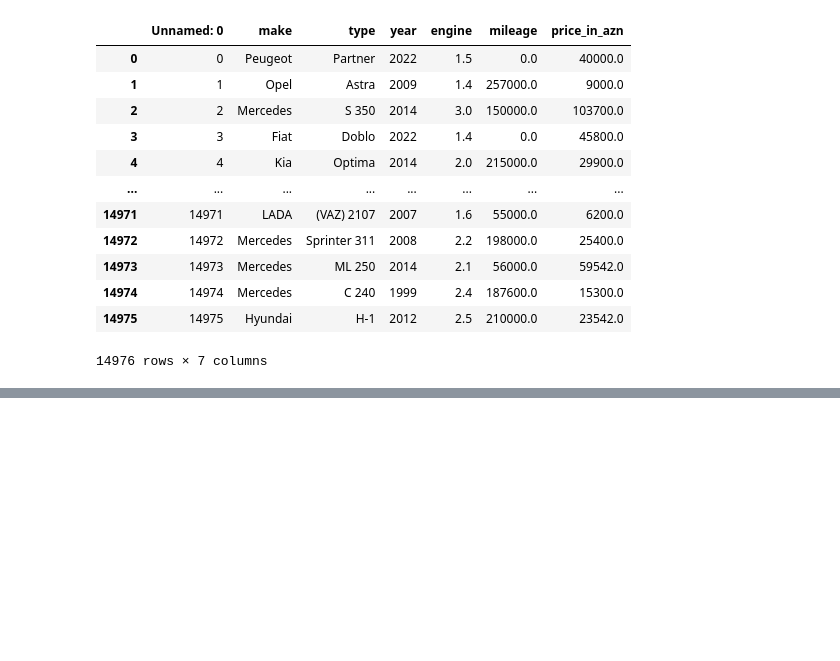
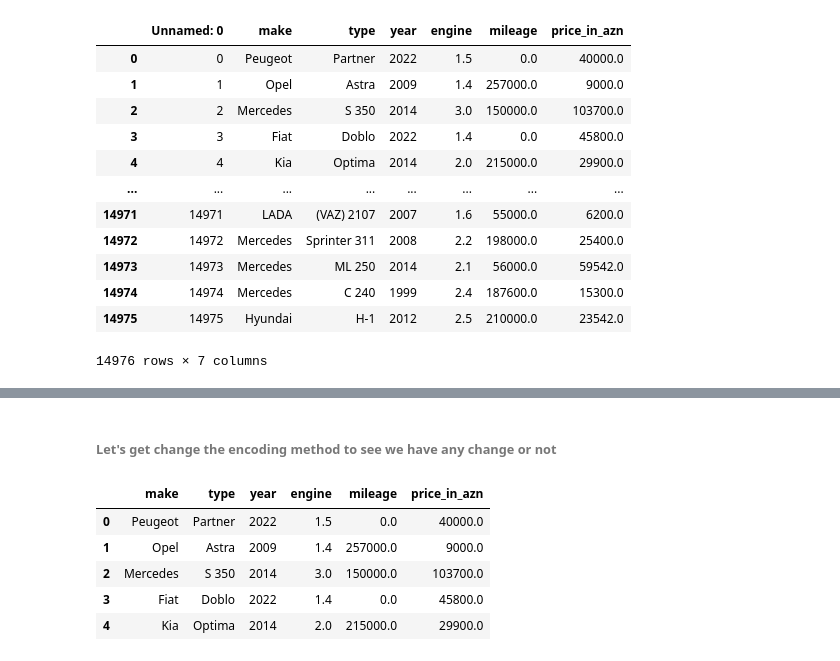
Before and after one commit to hasanzeynal/Streamlit-Car-Price, a Jupyter notebook: modelling/modelling.ipynb, the cells around one changed output, grey strips where cells are left out. Saved outputs shown, nothing was run; the diff lists cells and outputs as text; code cells hidden in the pictures; blank space fills up the shorter version.

```diff
--- a/modelling/modelling.ipynb
+++ b/modelling/modelling.ipynb
@@ -50,0 +187,11 @@ df
+# %% [markdown]
+###### Let's get change the encoding method to see we have any change or not
+# %%
+df.head()
+# %% [output]
+|  | make | type | year | engine | mileage | price_in_azn |
+| 0 | Peugeot | Partner | 2022 | 1.5 | 0.0 | 40000.0 |
+| 1 | Opel | Astra | 2009 | 1.4 | 257000.0 | 9000.0 |
+| 2 | Mercedes | S 350 | 2014 | 3.0 | 150000.0 | 103700.0 |
+| 3 | Fiat | Doblo | 2022 | 1.4 | 0.0 | 45800.0 |
+| 4 | Kia | Optima | 2014 | 2.0 | 215000.0 | 29900.0 |
```
Also changed, not shown: parts of 30 cells of this notebook.
